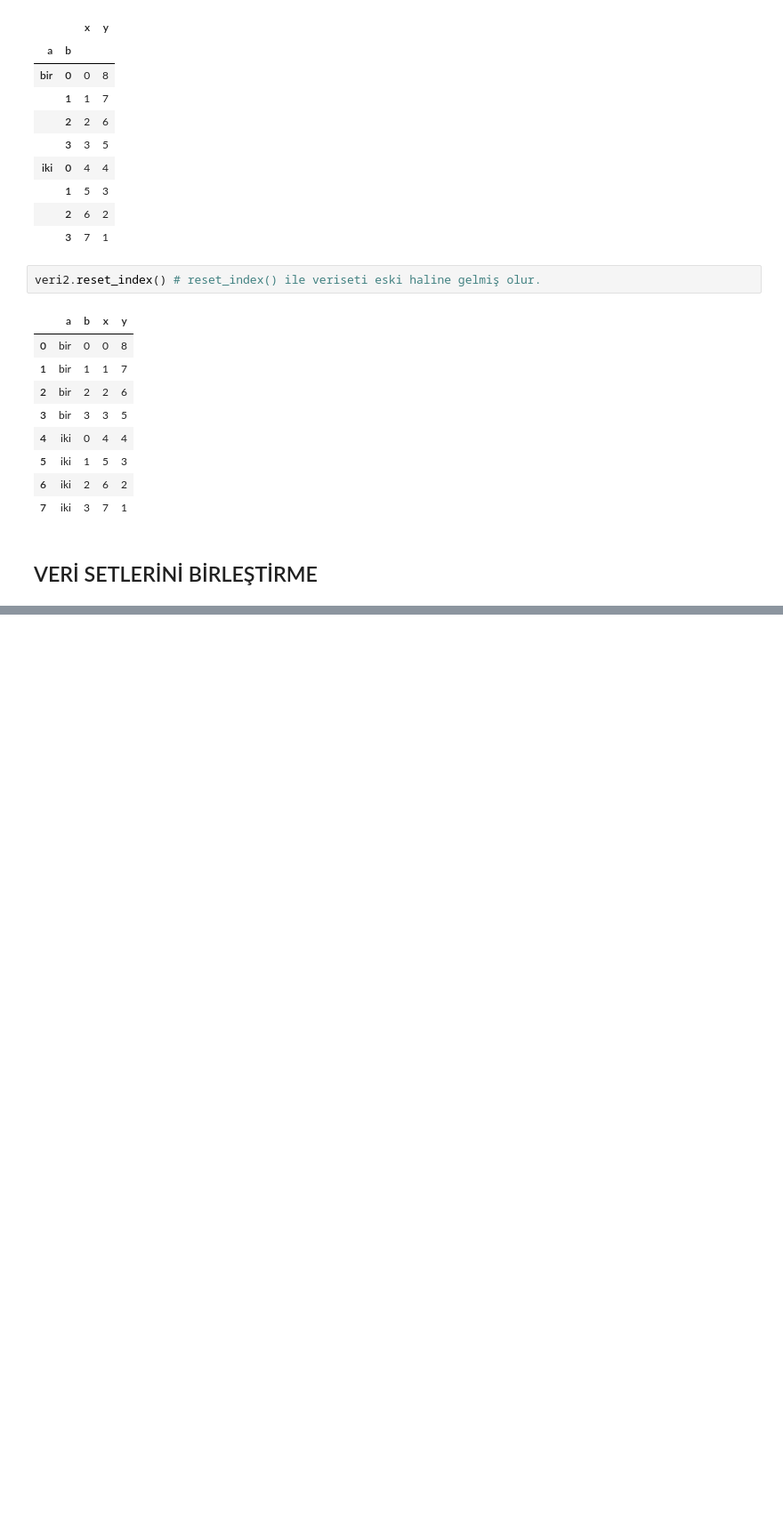
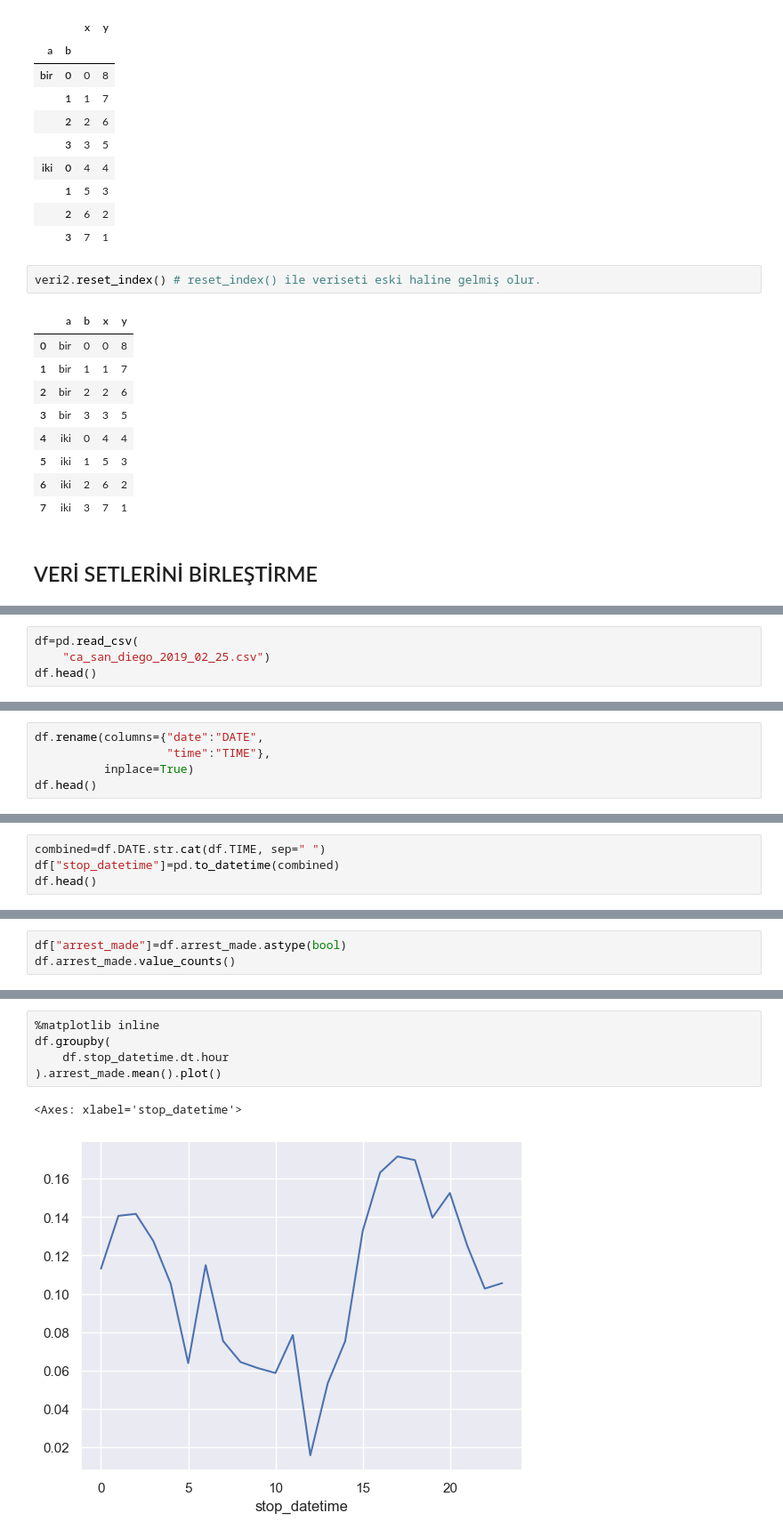
Before and after one commit to emreaytas/PYTHON2, a Jupyter notebook: PANDAS/BirVideodaPandas.ipynb, the cells around one changed output, grey strips where cells are left out. Shown at 89% size. Cells and saved outputs as stored; diff of their text form; blank space fills up the shorter version.

```diff
--- a/PANDAS/BirVideodaPandas.ipynb
+++ b/PANDAS/BirVideodaPandas.ipynb
@@ -1593,0 +3293,4 @@ veri2.reset_index() # reset_index() ile veriseti eski haline gelmiş olur.
+# %%
+df=pd.read_csv(
+    "ca_san_diego_2019_02_25.csv")
+df.head()
@@ -1593,0 +3397,5 @@ veri2.reset_index() # reset_index() ile veriseti eski haline gelmiş olur.
+# %%
+df.rename(columns={"date":"DATE",
+                   "time":"TIME"},
+          inplace=True)
+df.head()
@@ -1593,0 +3585,4 @@ veri2.reset_index() # reset_index() ile veriseti eski haline gelmiş olur.
+# %%
+combined=df.DATE.str.cat(df.TIME, sep=" ")
+df["stop_datetime"]=pd.to_datetime(combined)
+df.head()
@@ -1593,0 +3634,3 @@ veri2.reset_index() # reset_index() ile veriseti eski haline gelmiş olur.
+# %%
+df["arrest_made"]=df.arrest_made.astype(bool)
+df.arrest_made.value_counts()
@@ -1593,0 +3657,8 @@ veri2.reset_index() # reset_index() ile veriseti eski haline gelmiş olur.
+# %%
+%matplotlib inline
+df.groupby(
+    df.stop_datetime.dt.hour
+).arrest_made.mean().plot()
+# %% [output]
+<Axes: xlabel='stop_datetime'>
+[figure, added]
```
Also changed, not shown: parts of 369 cells of this notebook, 10 other files.
